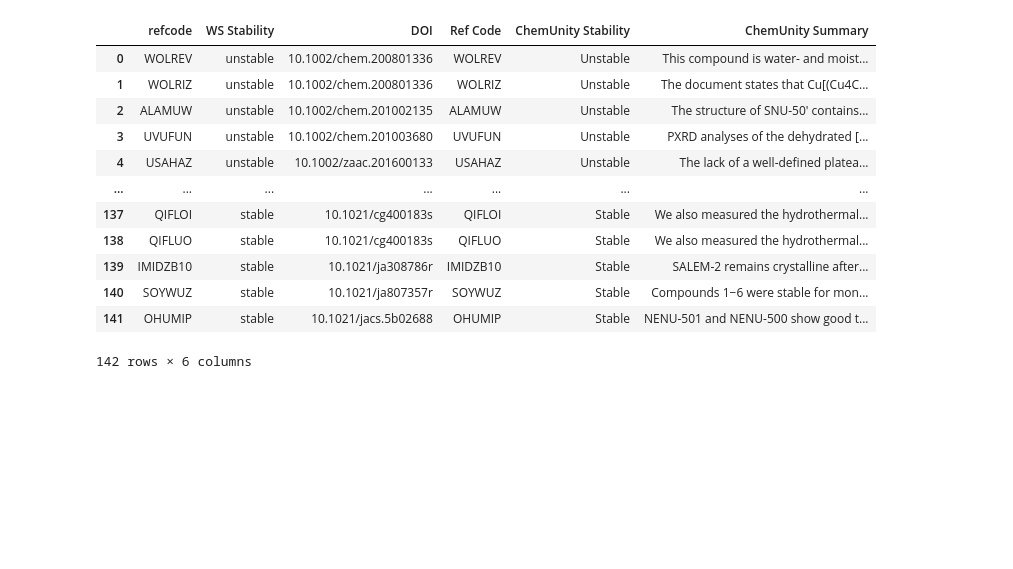
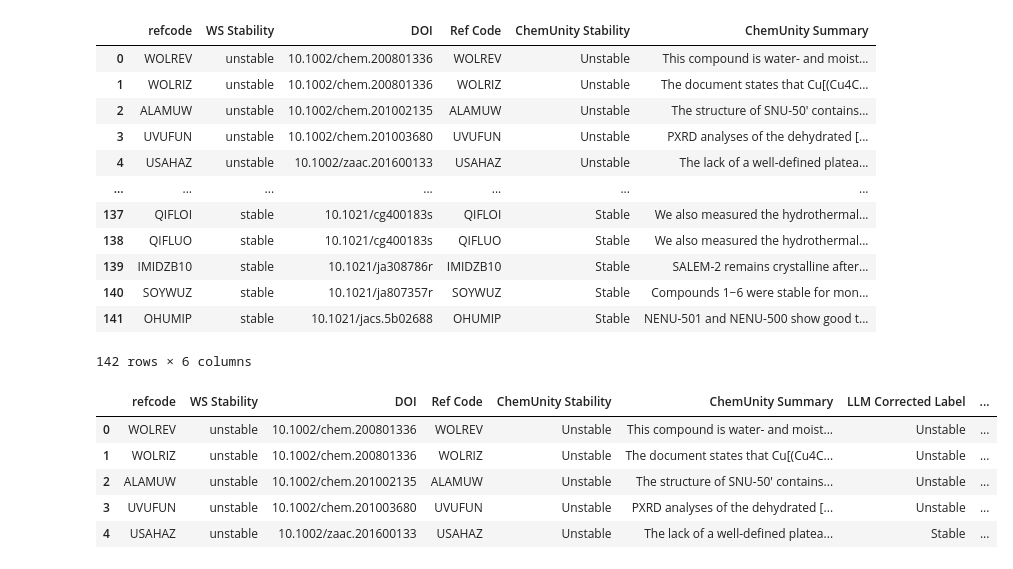
Before and after one commit to AI4ChemS/MOF_ChemUnity, a Jupyter notebook: ChemUnity_Visualizations.ipynb, the cells around one changed output. Drawn from its saved outputs; the diff is of its cells as text; code cells hidden in the pictures; blank space fills up the shorter version.

```diff
--- a/ChemUnity_Visualizations.ipynb
+++ b/ChemUnity_Visualizations.ipynb
@@ -824,3 +858,12 @@ joined_ws_chemunity_df
+# %%
+joined_ws_chemunity_df.head()
+# %% [output]
+|  | refcode | WS Stability | DOI | Ref Code | ChemUnity Stability | ChemUnity Summary | LLM Corrected Label | ... |
+| 0 | WOLREV | unstable | 10.1002/chem.200801336 | WOLREV | Unstable | This compound is water- and moist... | Unstable | ... |
+| 1 | WOLRIZ | unstable | 10.1002/chem.200801336 | WOLRIZ | Unstable | The document states that Cu[(Cu4C... | Unstable | ... |
+| 2 | ALAMUW | unstable | 10.1002/chem.201002135 | ALAMUW | Unstable | The structure of SNU-50' contains... | Unstable | ... |
+| 3 | UVUFUN | unstable | 10.1002/chem.201003680 | UVUFUN | Unstable | PXRD analyses of the dehydrated [... | Unstable | ... |
+| 4 | USAHAZ | unstable | 10.1002/zaac.201600133 | USAHAZ | Unstable | The lack of a well-defined platea... | Stable | ... |
 # %%
 joined_ws_chemunity_df.to_csv("ws24_benchmark_results.csv")
 # %%
```
Also changed, not shown: parts of 5 cells of this notebook, 1 other file.
